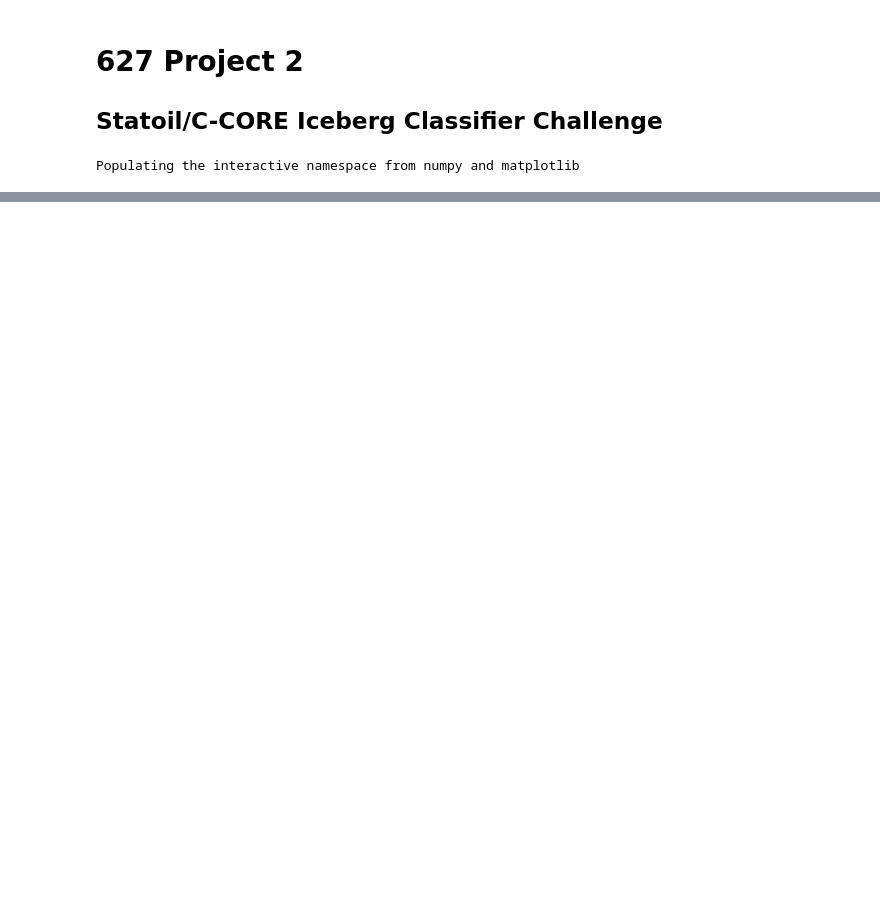
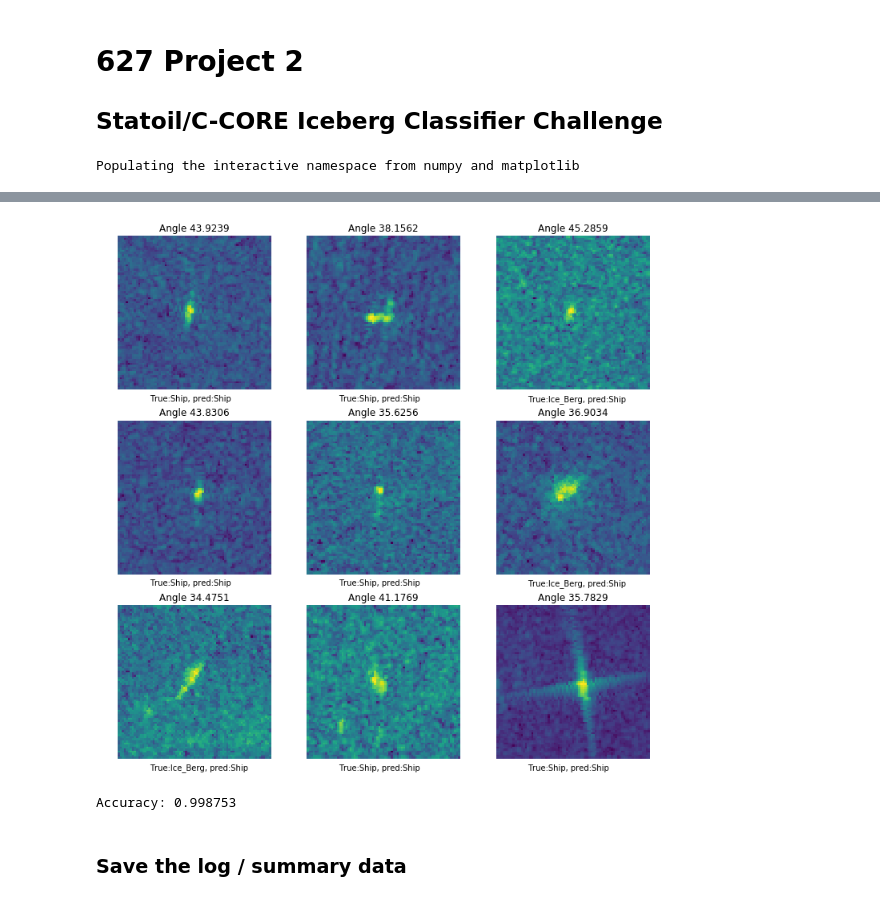
Before and after one commit to Mrcommonzzz/627_Project2, a Jupyter notebook: Project2.ipynb, the cells around one changed output, grey strips where cells are left out. Saved outputs shown, nothing was run; the diff lists cells and outputs as text; code cells hidden in the pictures; blank space fills up the shorter version.

```diff
--- a/Project2.ipynb
+++ b/Project2.ipynb
@@ -114,0 +63,30 @@ train
+# %%
+num_inputs = 75*75
+num_outputs = 2
+# %%
+with tf.name_scope('input'):
+    x = tf.placeholder(tf.float32, (None, num_inputs), name='x')
+    y = tf.placeholder(tf.float32, (None, num_outputs), name='y')
+    ec = tf.argmax(y, 1, name='ec') #[e]xpected [c]lass label
+    tf.summary.image("image", tf.reshape(x, [-1, 75,75,1]), max_outputs=3);
+# %%
+with tf.name_scope('output'):
+    b = tf.Variable(tf.zeros(num_outputs), name='b')
+    W = tf.Variable(tf.truncated_normal([num_inputs, num_outputs]), name='W')
+    a = tf.add(tf.matmul(x, W), b, name='a')
+    z = tf.nn.softmax(a, name='z')
+    pc = tf.argmax(z, 1, name='pc')  # [p]redicted [c]lass label
+
+    # Create nodes that will save histograms to the log file
+    #  -- histograms are good summaries of the (large) amount of data in the weights.
+    #  -- The let you spot common issues with gradient descent (stalling, diverging)
+    tf.summary.histogram("weights", W)
+    tf.summary.histogram("biases", b)
+    tf.summary.histogram("activations", pc)
+# %%
+sess = tf.InteractiveSession()
+sess.run(tf.global_variables_initializer())
+
+x_batch = band1[:9]
+y_batch = array([[float32(i), abs(float32(i)-1)] for i in train.is_iceberg[:9]])
+predictions = sess.run(pc, {x:x_batch, y:y_batch})
@@ -114,0 +97,4 @@ train
+# %%
+show_plt(train, x_batch, prediction=predictions)
+# %% [output]
+[figure, added]
@@ -114,0 +112,6 @@ train
+# %%
+print "Accuracy:", sess.run(accuracy, {x:test_data, y:test_label})
+# %% [output]
+Accuracy: 0.998753
+# %% [markdown]
+### Save the log / summary data
```
Also changed, not shown: parts of 47 cells of this notebook.
